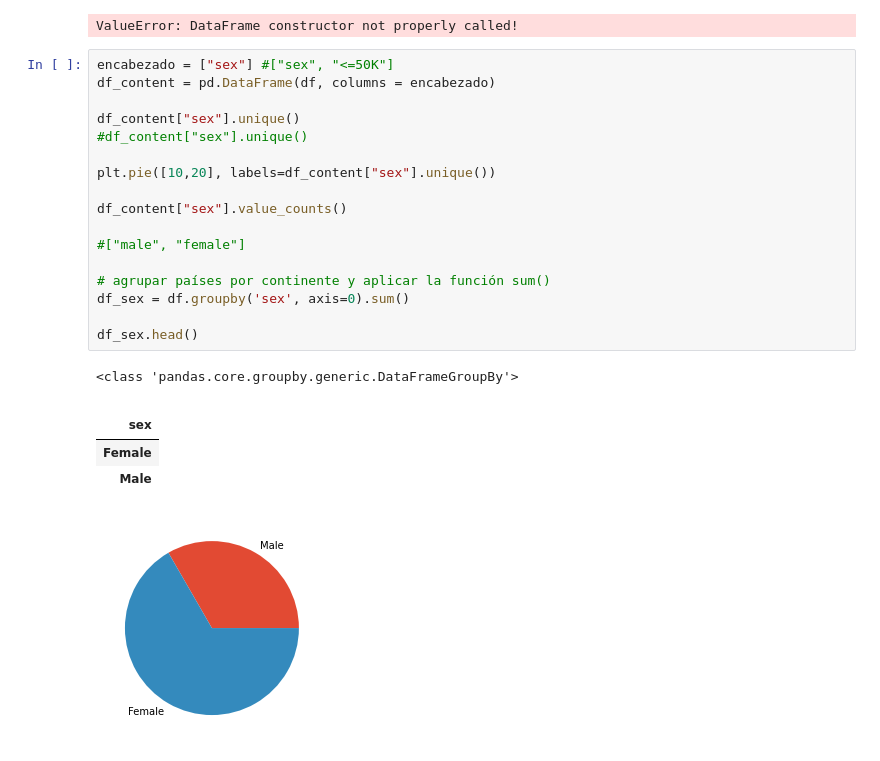
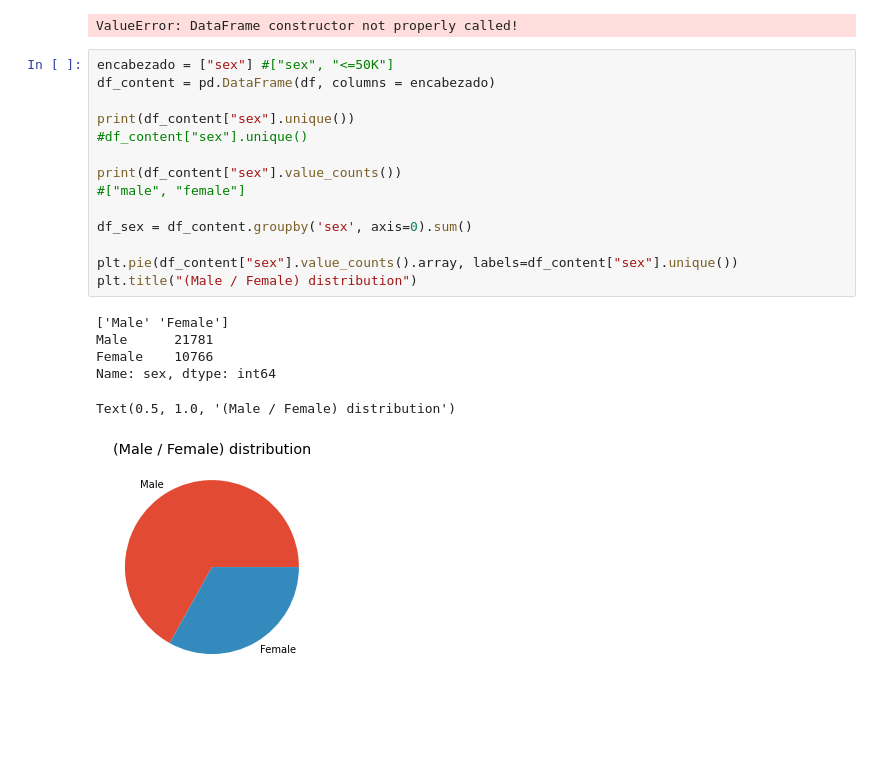
Before and after one commit to KenderWebos/python-data-science, a Jupyter notebook: tarea_3/Main/visualizacion.ipynb, the cells around one changed output. Cells and saved outputs as stored; diff of their text form; blank space fills up the shorter version.

```diff
--- a/tarea_3/Main/visualizacion.ipynb
+++ b/tarea_3/Main/visualizacion.ipynb
@@ -252,24 +252,21 @@ ValueError: DataFrame constructor not properly called!
 # %%
 encabezado = ["sex"] #["sex", "<=50K"]
 df_content = pd.DataFrame(df, columns = encabezado)
 
-df_content["sex"].unique()
+print(df_content["sex"].unique())
 #df_content["sex"].unique()
 
-plt.pie([10,20], labels=df_content["sex"].unique())
-
-df_content["sex"].value_counts()
-
+print(df_content["sex"].value_counts())
 #["male", "female"]
 
-# agrupar países por continente y aplicar la función sum()
-df_sex = df.groupby('sex', axis=0).sum()
+df_sex = df_content.groupby('sex', axis=0).sum()
 
-df_sex.head()
+plt.pie(df_content["sex"].value_counts().array, labels=df_content["sex"].unique())
+plt.title("(Male / Female) distribution")
 # %% [output]
-<class 'pandas.core.groupby.generic.DataFrameGroupBy'>
+['Male' 'Female']
+Male      21781
+Female    10766
+Name: sex, dtype: int64
-|  |
-| sex |
-| Female |
-| Male |
+Text(0.5, 1.0, '(Male / Female) distribution')
-[figure, old version]
+[figure, new version]
```
Also changed, not shown: parts of 6 cells of this notebook.
